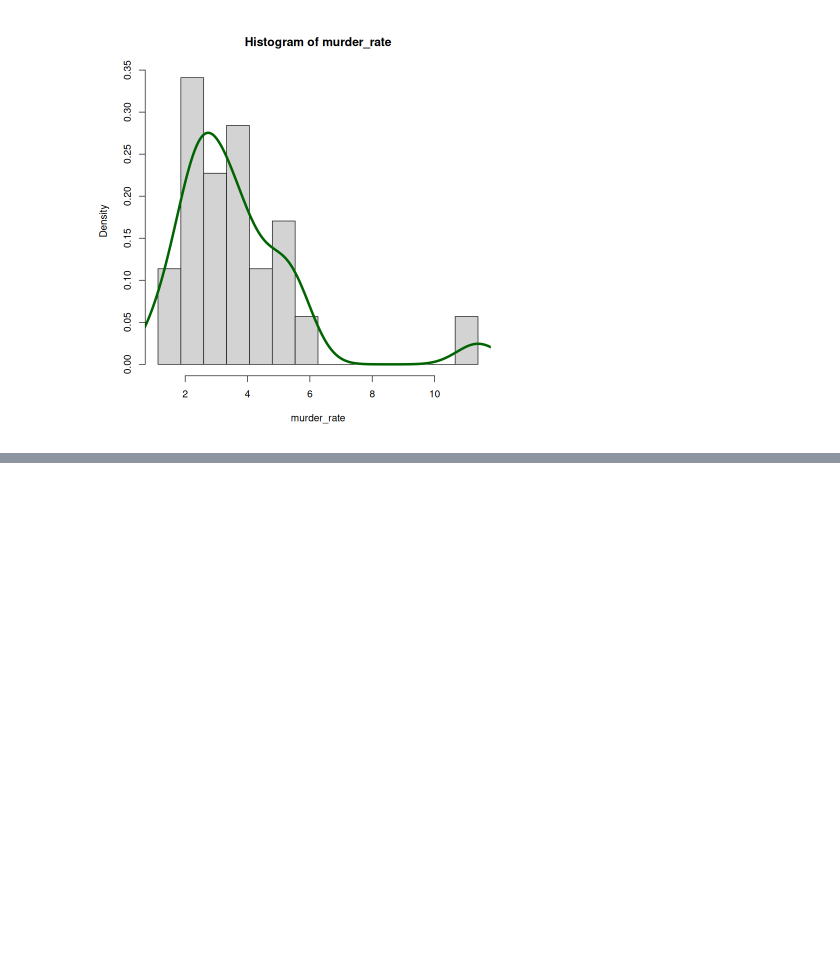
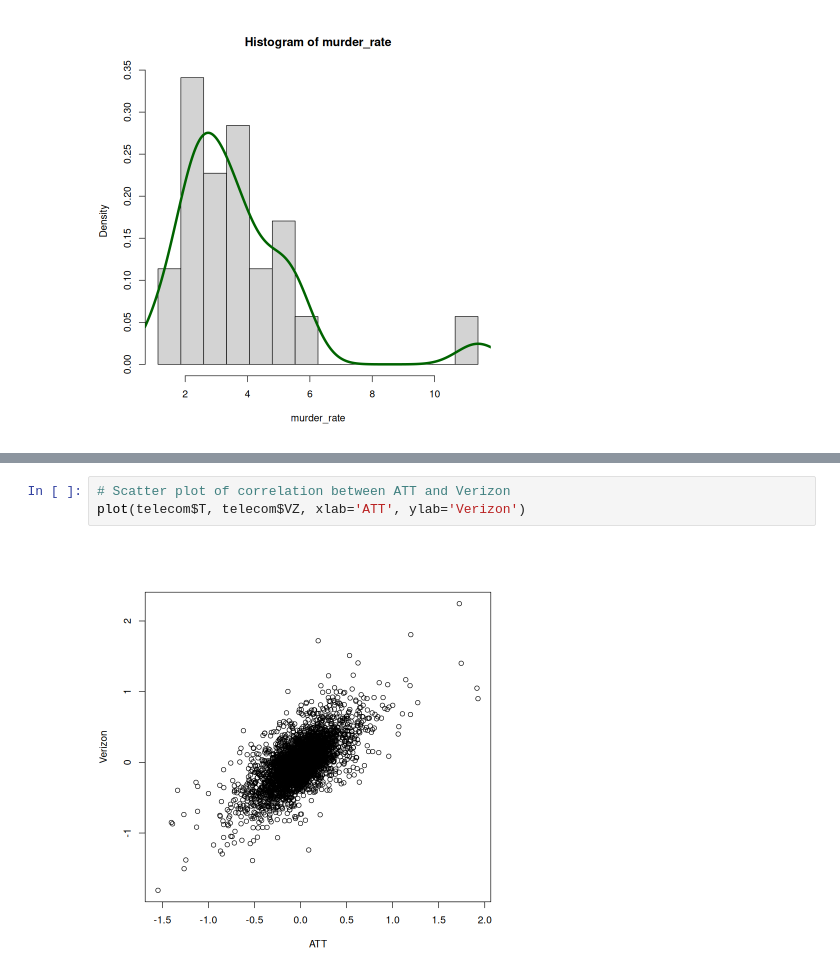
Before and after one commit to matuneville/practical-statistics-book, a Jupyter notebook: src/chapter_01/ExploratoryDataAnalysis_R.ipynb, the cells around one changed output, grey strips where cells are left out. Cells and saved outputs as stored; diff of their text form; blank space fills up the shorter version.

```diff
--- a/src/chapter_01/ExploratoryDataAnalysis_R.ipynb
+++ b/src/chapter_01/ExploratoryDataAnalysis_R.ipynb
@@ -58,0 +138,5 @@ lines(density(murder_rate), lwd=4, col='darkgreen')
+# %%
+# Scatter plot of correlation between ATT and Verizon
+plot(telecom$T, telecom$VZ, xlab='ATT', ylab='Verizon')
+# %% [output]
+[figure, added]
```
Also changed, not shown: parts of 14 cells of this notebook.
